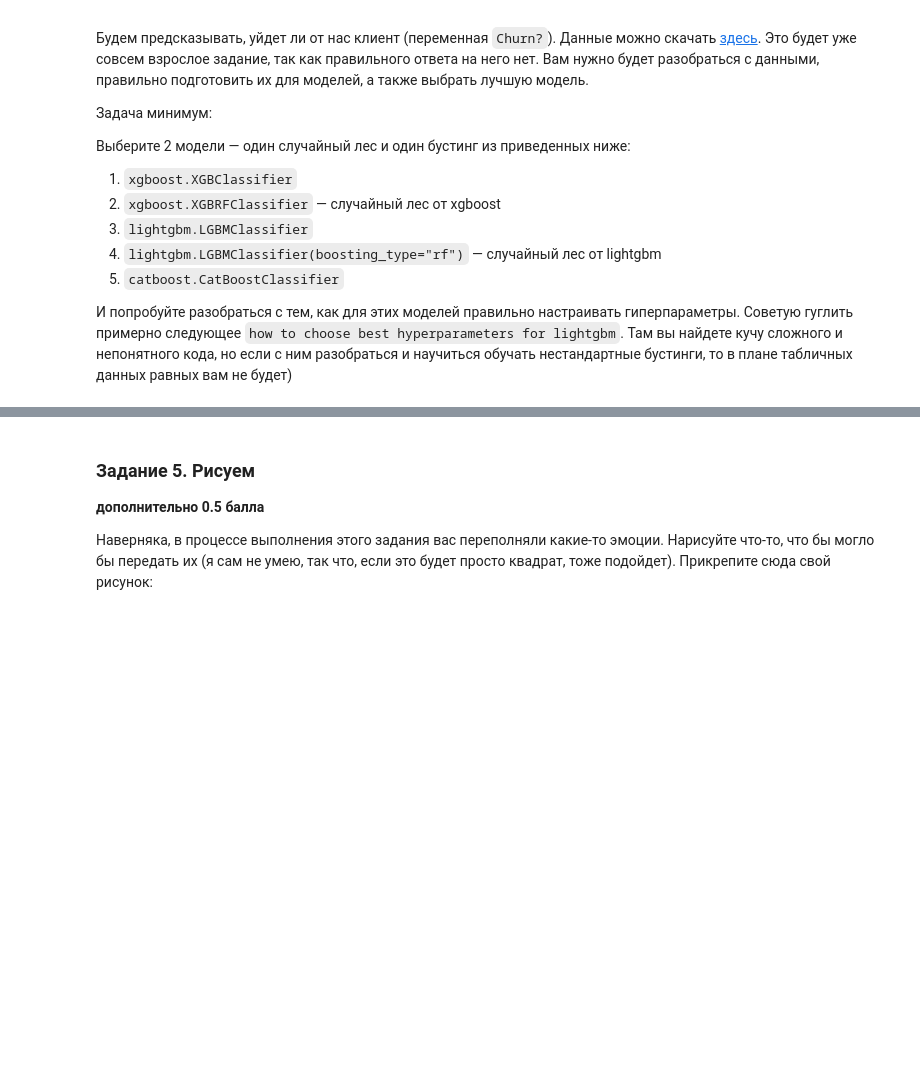
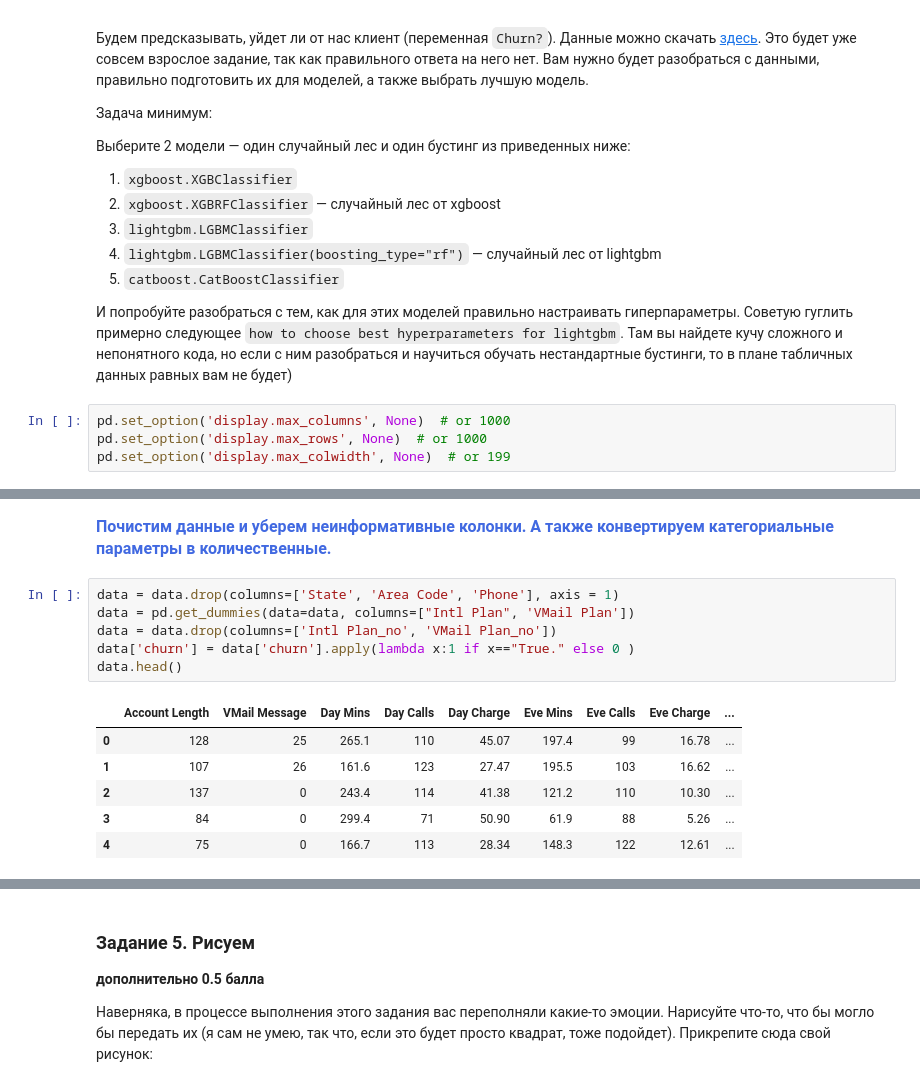
Before and after one commit to Tatiana-kik/BI_ML_2021, a Jupyter notebook: lesson_5_ensembles/HW5_Ensembles.ipynb, the cells around one changed output, grey strips where cells are left out. Saved outputs shown, nothing was run; the diff lists cells and outputs as text; blank space fills up the shorter version.

```diff
--- a/lesson_5_ensembles/Ensembles_2.ipynb
+++ b/lesson_5_ensembles/HW5_Ensembles.ipynb
@@ -558,3 +724,7 @@ def base_model_pair_correlation_for_voting_clf(ensemble, X):
 5. `catboost.CatBoostClassifier`
 
 И попробуйте разобраться с тем, как для этих моделей правильно настраивать гиперпараметры. Советую гуглить примерно следующее `how to choose best hyperparameters for lightgbm`. Там вы найдете кучу сложного и непонятного кода, но если с ним разобраться и научиться обучать нестандартные бустинги, то в плане табличных данных равных вам не будет)
+# %%
+pd.set_option('display.max_columns', None)  # or 1000
+pd.set_option('display.max_rows', None)  # or 1000
+pd.set_option('display.max_colwidth', None)  # or 199
@@ -563,0 +756,16 @@ data.head()
+# %% [markdown]
+<font size=3 color='royalblue'><b>Почистим данные и уберем неинформативные колонки.
+А также конвертируем категориальные параметры в количественные.</b></font>
+# %%
+data = data.drop(columns=['State', 'Area Code', 'Phone'], axis = 1)
+data = pd.get_dummies(data=data, columns=["Intl Plan", 'VMail Plan'])
+data = data.drop(columns=['Intl Plan_no', 'VMail Plan_no'])
+data['churn'] = data['churn'].apply(lambda x:1 if x=="True." else 0 )
+data.head()
+# %% [output]
+|  | Account Length | VMail Message | Day Mins | Day Calls | Day Charge | Eve Mins | Eve Calls | Eve Charge | ... |
+| 0 | 128 | 25 | 265.1 | 110 | 45.07 | 197.4 | 99 | 16.78 | ... |
+| 1 | 107 | 26 | 161.6 | 123 | 27.47 | 195.5 | 103 | 16.62 | ... |
+| 2 | 137 | 0 | 243.4 | 114 | 41.38 | 121.2 | 110 | 10.30 | ... |
+| 3 | 84 | 0 | 299.4 | 71 | 50.90 | 61.9 | 88 | 5.26 | ... |
+| 4 | 75 | 0 | 166.7 | 113 | 28.34 | 148.3 | 122 | 12.61 | ... |
```
Also changed, not shown: parts of 88 cells of this notebook, 1 other file.
